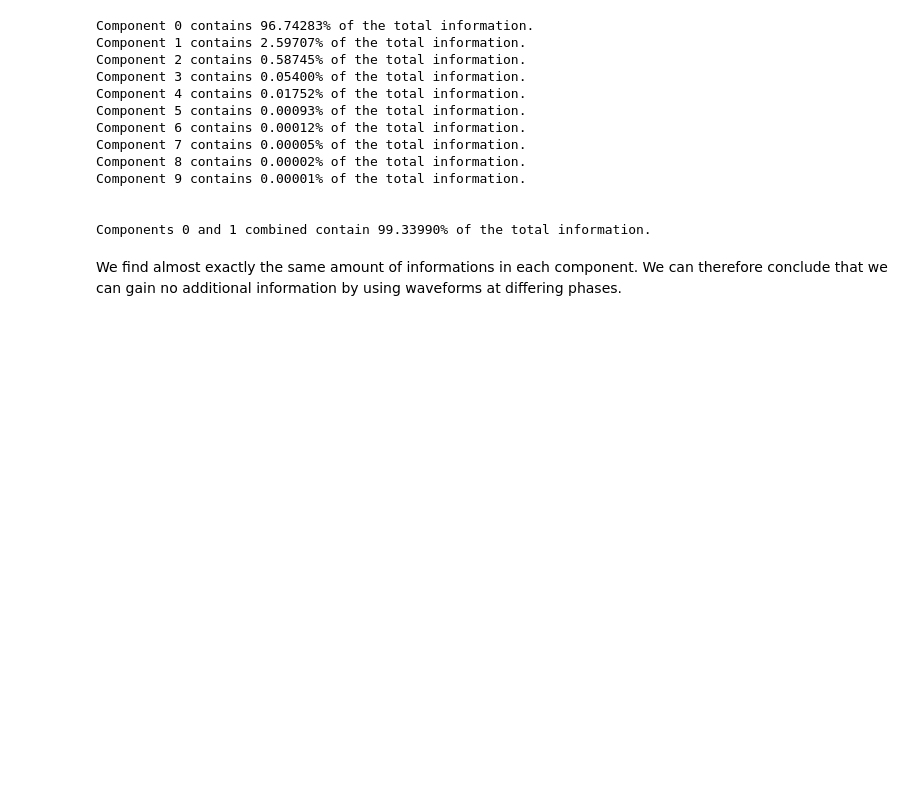
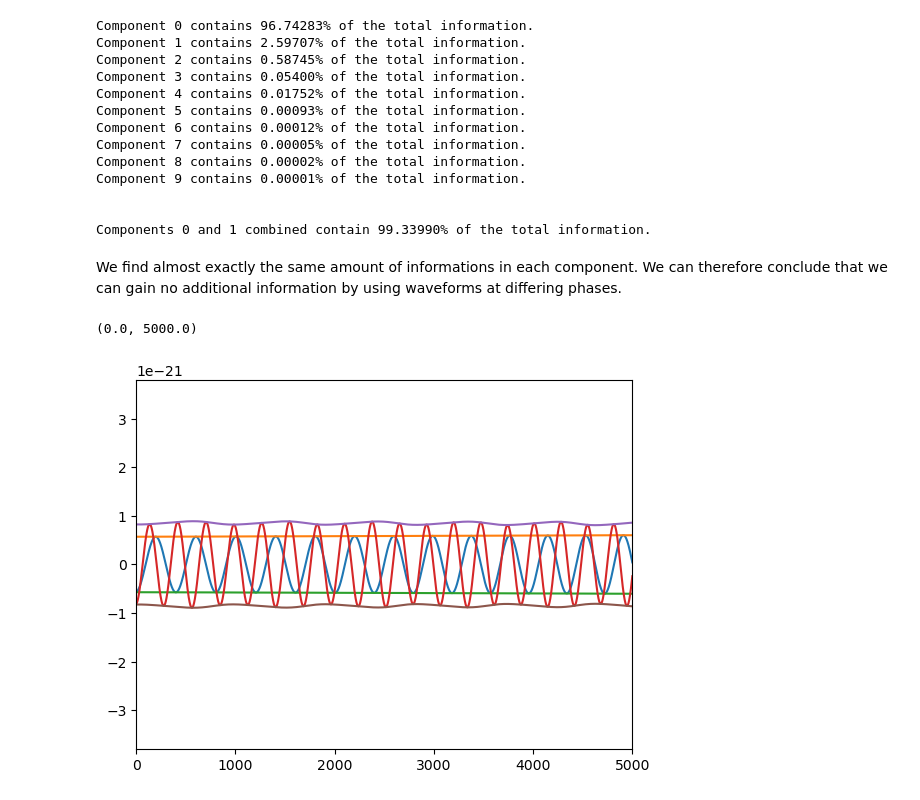
Before and after one commit to BenGPatterson/EccentricBinaries, a Jupyter notebook: notebooks/principal_component_analysis.ipynb, the cells around one changed output. Drawn from its saved outputs; the diff is of its cells as text; code cells hidden in the pictures; blank space fills up the shorter version.

```diff
--- a/notebooks/principal_component_analysis.ipynb
+++ b/notebooks/principal_component_analysis.ipynb
@@ -999,3 +999,25 @@ Component 9 contains 0.00001% of the total information.
 Components 0 and 1 combined contain 99.33990% of the total information.
 # %% [markdown]
 We find almost exactly the same amount of informations in each component. We can therefore conclude that we can gain no additional information by using waveforms at differing phases.
+# %%
+# Inverse of Vh (i.e. hermitian matrix)
+V_p = Vh_p.T.conj()
+
+# Inverse of S
+inv_S_p = 1/S_p
+
+# Multiply together
+Vinv_S_p = np.matmul(V_p, np.diag(inv_S_p))
+# %%
+a = np.matmul(np.array(training_wfs_phase).T, Vinv_S_p.T[0])
+b = np.matmul(np.array(training_wfs_phase).T, Vinv_S_p.T[1])
+plt.plot(np.arange(len(a)), a)
+plt.plot(np.arange(len(a)), np.sqrt(np.real(a)**2+np.imag(a)**2))
+plt.plot(np.arange(len(a)), -np.sqrt(np.real(a)**2+np.imag(a)**2))
+plt.plot(np.arange(len(b)), b)
+plt.plot(np.arange(len(b)), np.sqrt(np.real(b)**2+np.imag(b)**2))
+plt.plot(np.arange(len(b)), -np.sqrt(np.real(b)**2+np.imag(b)**2))
+plt.xlim(0,5000)
+# %% [output]
+(0.0, 5000.0)
+[figure, added]
```
Also changed, not shown: parts of 1 cell of this notebook, 12 other files.
